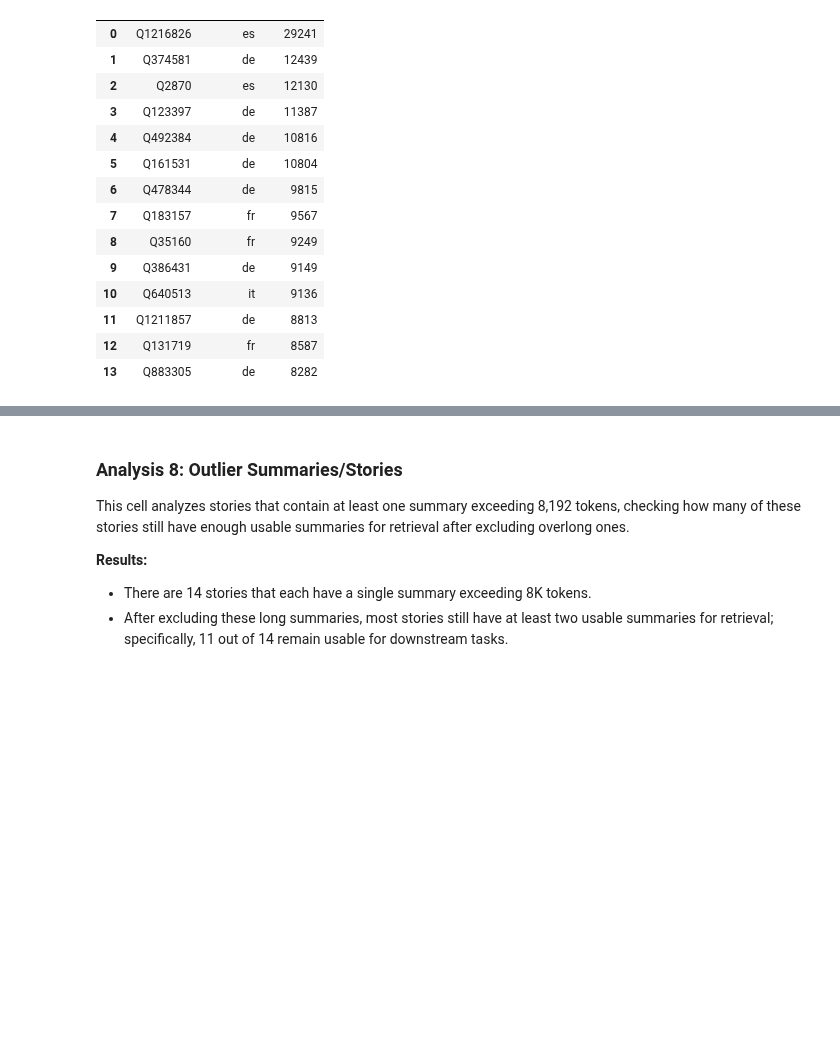
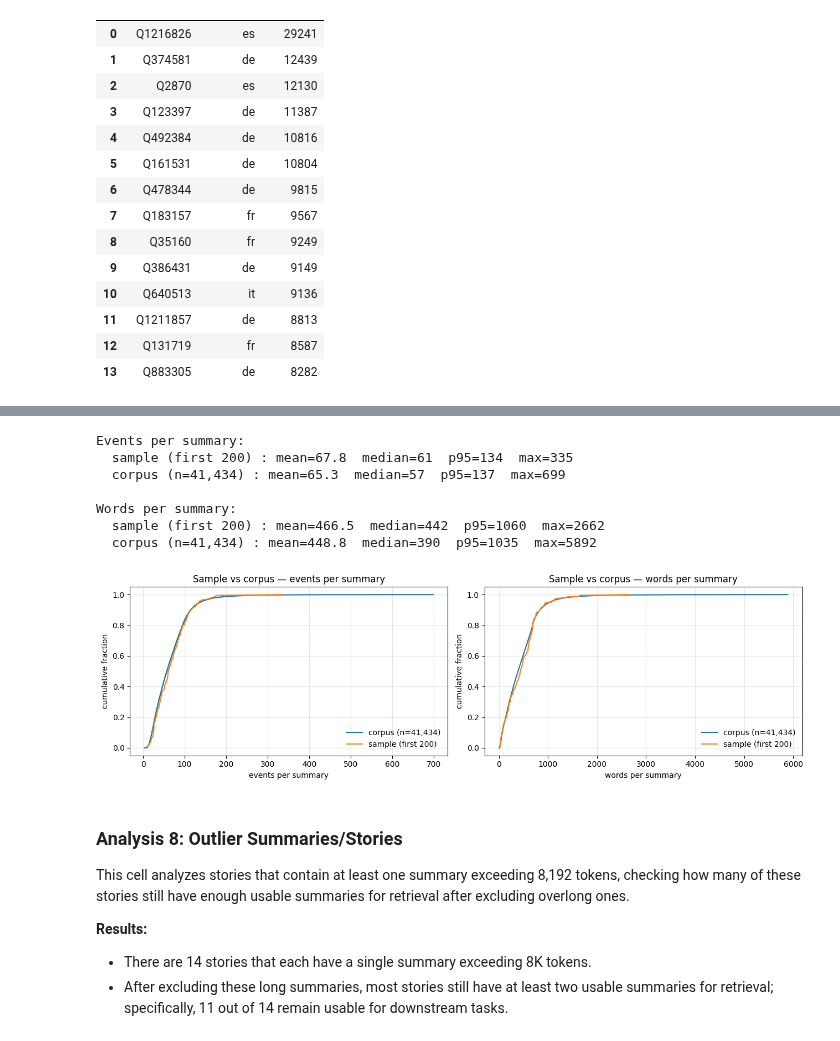
Before and after one commit to bgrsph/uva-thesis-computational-narrative-analysis, a Jupyter notebook: notebooks/eda.ipynb, the cells around one changed output, grey strips where cells are left out. Cells and saved outputs as stored; diff of their text form; code cells hidden in the pictures; blank space fills up the shorter version.

```diff
--- a/notebooks/eda.ipynb
+++ b/notebooks/eda.ipynb
@@ -1357,3 +1234,50 @@ for cond, row in agg_full.iterrows():
+# %%
+# === UNI-52: Sample (first 200) vs full corpus — size distribution ===
+# Two parallel CDFs: events per summary (BERT+CRF output) and word count
+# per summary (raw text). Both are size proxies for the LLM prompt.
+import json
+from pathlib import Path
+
+EVENTS_FULL_PATH = Path("../data/intermediate/tma_subset_events_full.jsonl")
+events_rows = [json.loads(ln) for ln in EVENTS_FULL_PATH.read_text().splitlines() if ln.strip()]
+
+events_per_summ = pd.Series([len(r["events"])      for r in events_rows])
+words_per_summ  = pd.Series([len(r["text"].split()) for r in events_rows])
+
+SAMPLE_N = 200
+def _stats(s):
+    return (f"mean={s.mean():.1f}  median={s.median():.0f}  "
+            f"p95={s.quantile(0.95):.0f}  max={s.max()}")
+
+print("Events per summary:")
+print(f"  sample (first {SAMPLE_N}) : {_stats(events_per_summ.iloc[:SAMPLE_N])}")
+print(f"  corpus (n={len(events_per_summ):,}) : {_stats(events_per_summ)}")
+print()
+print("Words per summary:")
+print(f"  sample (first {SAMPLE_N}) : {_stats(words_per_summ.iloc[:SAMPLE_N])}")
+print(f"  corpus (n={len(words_per_summ):,}) : {_stats(words_per_summ)}")
+
+fig, (ax_ev, ax_wd) = plt.subplots(1, 2, figsize=(13, 4))
+for ax, series, label in [(ax_ev, events_per_summ, "events per summary"),
+                          (ax_wd, words_per_summ,  "words per summary")]:
+    for grp, name in [(series, f"corpus (n={len(series):,})"),
+                      (series.iloc[:SAMPLE_N], f"sample (first {SAMPLE_N})")]:
+        sorted_v = np.sort(grp.values)
+        cdf      = np.arange(1, len(sorted_v) + 1) / len(sorted_v)
+        ax.plot(sorted_v, cdf, lw=1.5, label=name)
+    ax.set_xlabel(label); ax.set_ylabel("cumulative fraction")
+    ax.set_title(f"Sample vs corpus — {label}")
+    ax.legend(frameon=False); ax.grid(True, alpha=0.3)
+plt.tight_layout(); plt.show()
+# %% [output]
+Events per summary:
+  sample (first 200) : mean=67.8  median=61  p95=134  max=335
+  corpus (n=41,434) : mean=65.3  median=57  p95=137  max=699
+
+Words per summary:
+  sample (first 200) : mean=466.5  median=442  p95=1060  max=2662
+  corpus (n=41,434) : mean=448.8  median=390  p95=1035  max=5892
+[figure, added]
 # %% [markdown]
 ### Analysis 8: Outlier Summaries/Stories
 
```
Also changed, not shown: parts of 3 cells of this notebook, 8 other files.
